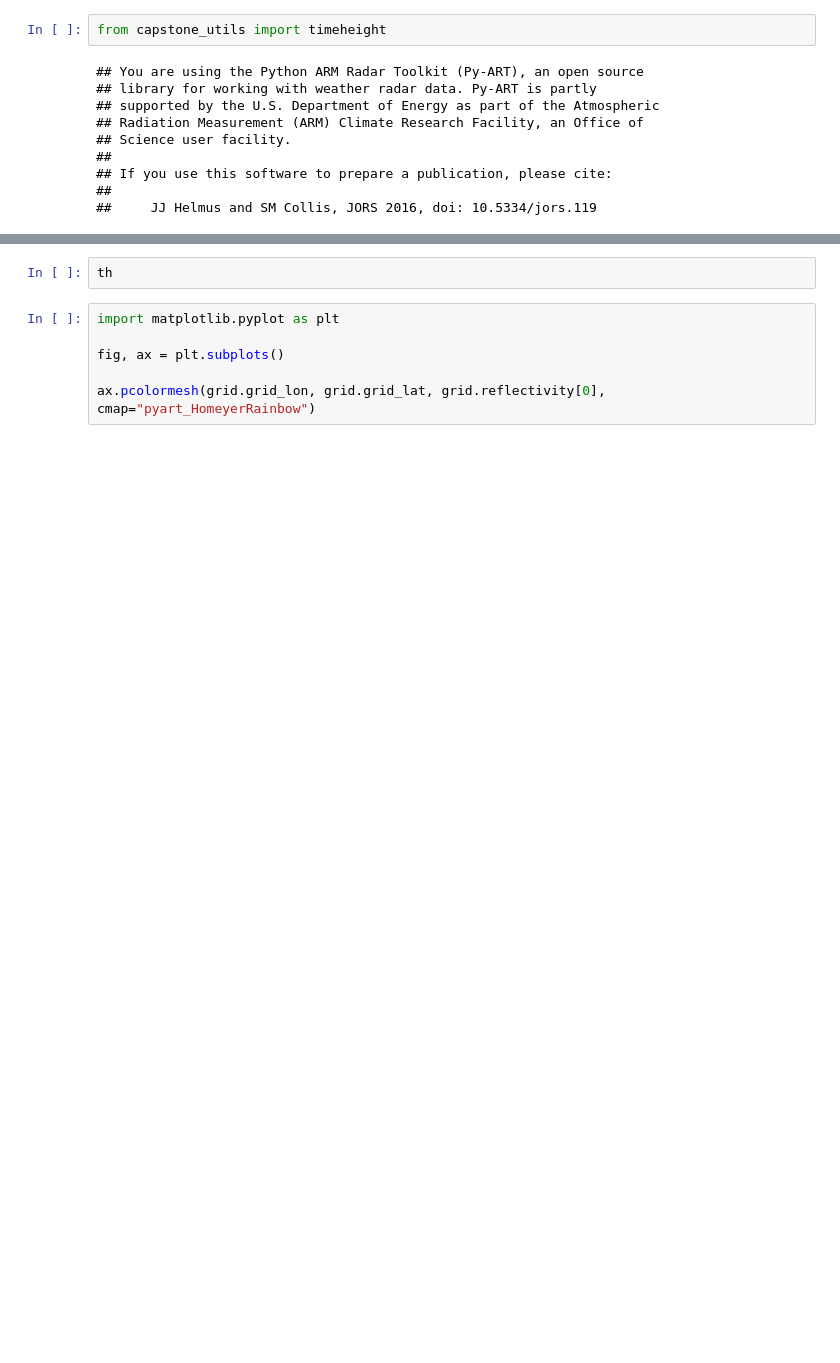
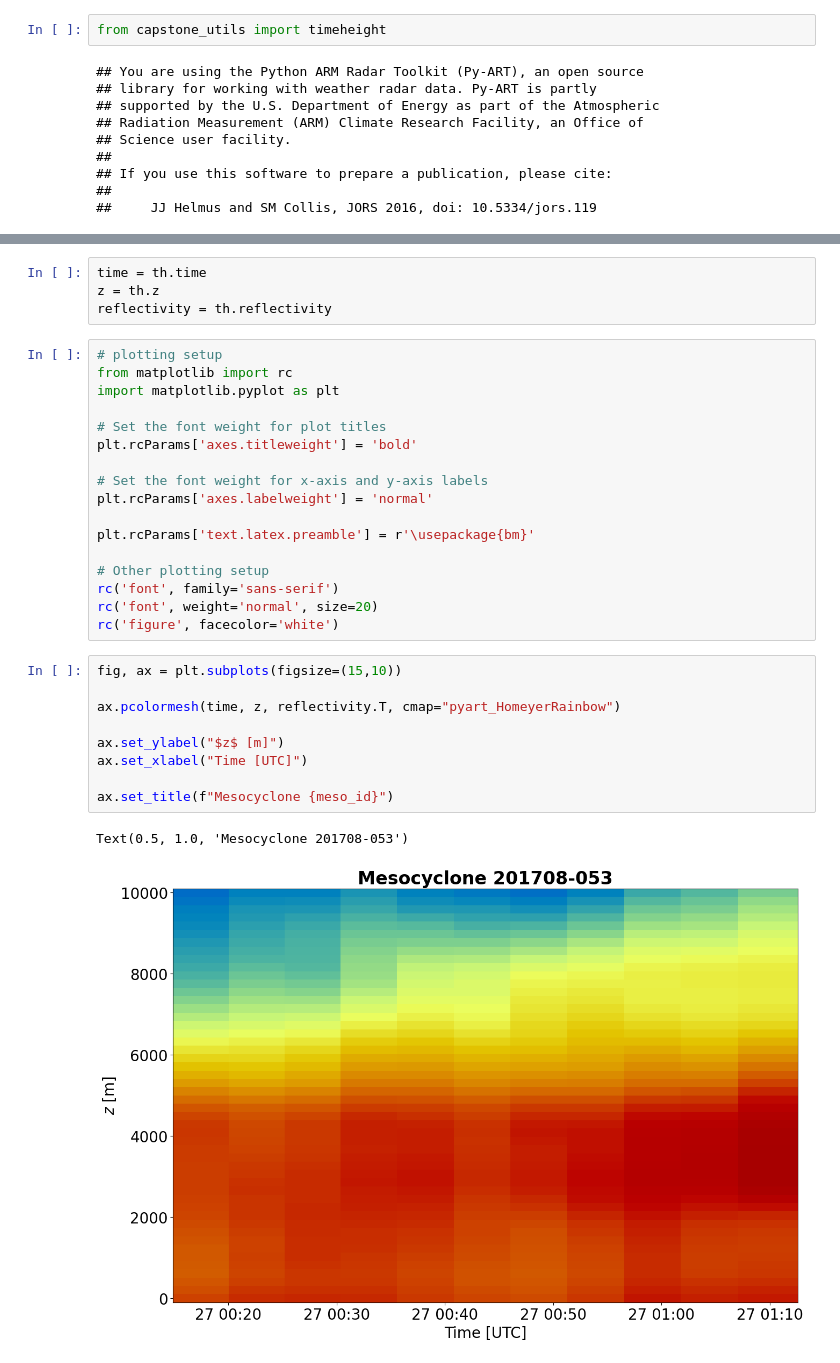
Before and after one commit to robbyfrost/Capstone_2023, a Jupyter notebook: test.ipynb, the cells around one changed output, grey strips where cells are left out. Saved outputs shown, nothing was run; the diff lists cells and outputs as text; blank space fills up the shorter version.

Commit message:
fully functional time-height series functions

```diff
--- a/test.ipynb
+++ b/test.ipynb
@@ -20,8 +18,33 @@ ValueError: Dimensions {'mesocyclone_track_points'} do not exist. Expected one o
-# %%
-th
-# %%
-import matplotlib.pyplot as plt
-
-fig, ax = plt.subplots()
-
-ax.pcolormesh(grid.grid_lon, grid.grid_lat, grid.reflectivity[0], cmap="pyart_HomeyerRainbow")
+# %%
+time = th.time
+z = th.z
+reflectivity = th.reflectivity
+# %%
+# plotting setup
+from matplotlib import rc
+import matplotlib.pyplot as plt
+
+# Set the font weight for plot titles
+plt.rcParams['axes.titleweight'] = 'bold'
+
+# Set the font weight for x-axis and y-axis labels
+plt.rcParams['axes.labelweight'] = 'normal'
+
+plt.rcParams['text.latex.preamble'] = r'\usepackage{bm}'
+
+# Other plotting setup
+rc('font', family='sans-serif')
+rc('font', weight='normal', size=20)
+rc('figure', facecolor='white')
+# %%
+fig, ax = plt.subplots(figsize=(15,10))
+
+ax.pcolormesh(time, z, reflectivity.T, cmap="pyart_HomeyerRainbow")
+
+ax.set_ylabel("$z$ [m]")
+ax.set_xlabel("Time [UTC]")
+
+ax.set_title(f"Mesocyclone {meso_id}")
+# %% [output]
+Text(0.5, 1.0, 'Mesocyclone 201708-053')
+[figure, added]
```
Also changed, not shown: parts of 3 cells of this notebook, 2 other files.
